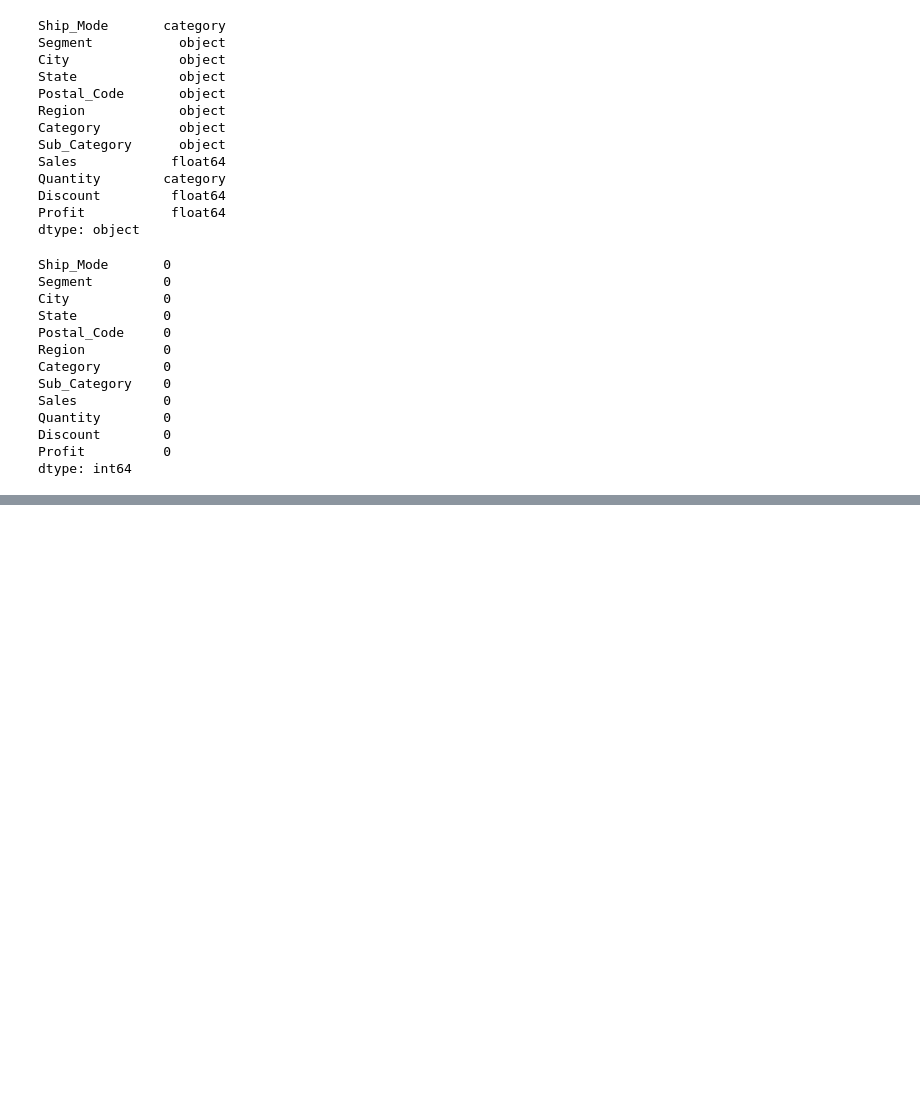
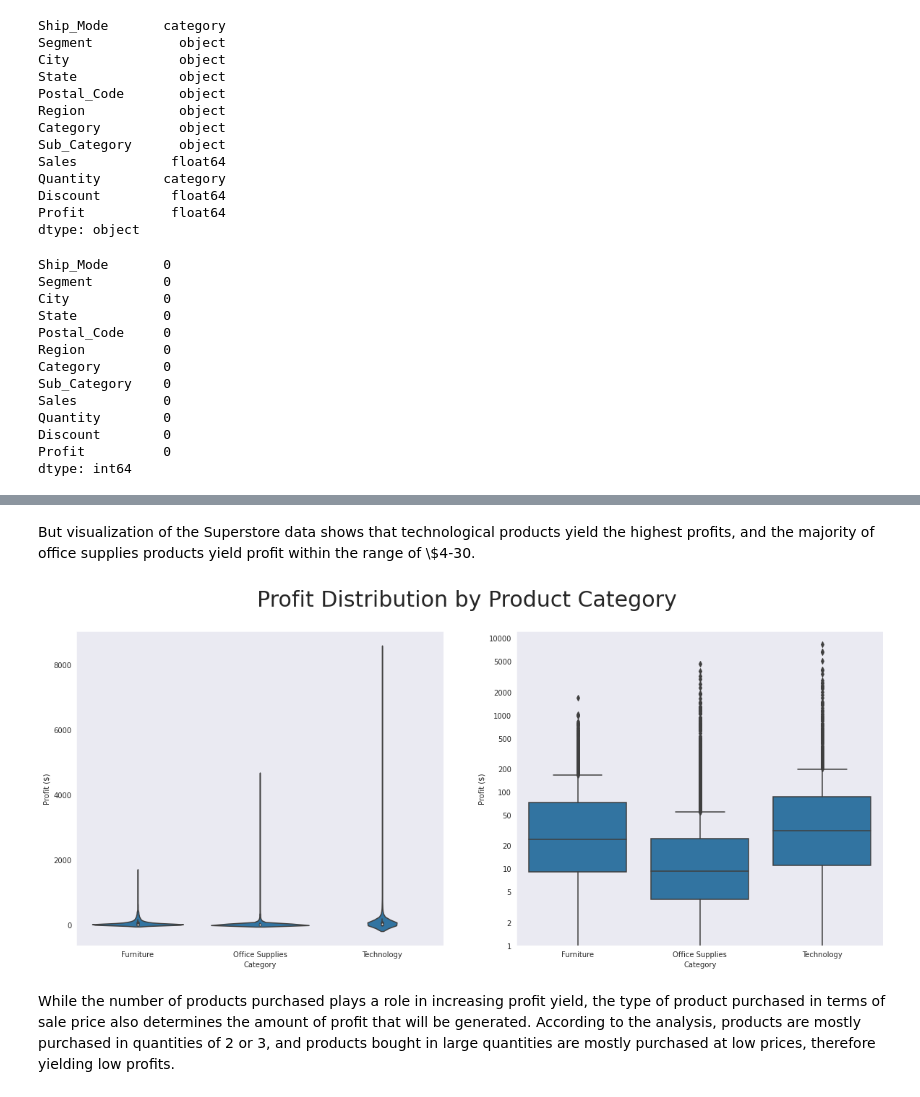
Before and after one commit to Dee-nDee/SuperStore_Data_Analysis, a Jupyter notebook: SuperStore_II.ipynb, the cells around one changed output, grey strips where cells are left out. Drawn from its saved outputs; the diff is of its cells as text; code cells hidden in the pictures; blank space fills up the shorter version.

```diff
--- a/SuperStore_II.ipynb
+++ b/SuperStore_II.ipynb
@@ -271,0 +401,33 @@ dtype: int64
+# %% [markdown]
+But visualization of the Superstore data shows that technological products yield the highest profits, and the majority of office supplies products yield profit within the range of \\$4-30.
+# %%
+#create figure size
+plt.figure(figsize = (20, 8))
+
+#create subplot for violin plot
+plt.subplot(1, 2, 1)
+sb.violinplot(data = samp_superstore, x = "Category", y = "Profit",
+             color = base_color);
+plt.ylabel("Profit ($)")
+plt.grid(False)
+
+
+#create subplot for box plot
+plt.subplot(1, 2, 2)
+sb.boxplot(data = samp_superstore, x = "Category", y = "Profit",
+             color = base_color);
+plt.yscale("log")
+
+#create ticks for y-axis
+y_ticks = [1, 2, 5, 10, 20, 50, 100,200, 500, 1000, 2000, 5000, 10000]
+tick_labels = ["{}".format(y_tick) for y_tick in y_ticks]
+plt.yticks(y_ticks, tick_labels)
+
+plt.grid(False)
+
+plt.ylabel("Profit ($)")
+plt.suptitle("Profit Distribution by Product Category", fontsize = 30);
+# %% [output]
+[figure, added]
+# %% [markdown]
+While the number of products purchased plays a role in increasing profit yield, the type of product purchased in terms of sale price also determines the amount of profit that will be generated. According to the analysis, products are mostly purchased in quantities of 2 or 3, and products bought in large quantities are mostly purchased at low prices, therefore yielding low profits.
```
Also changed, not shown: parts of 43 cells of this notebook.
